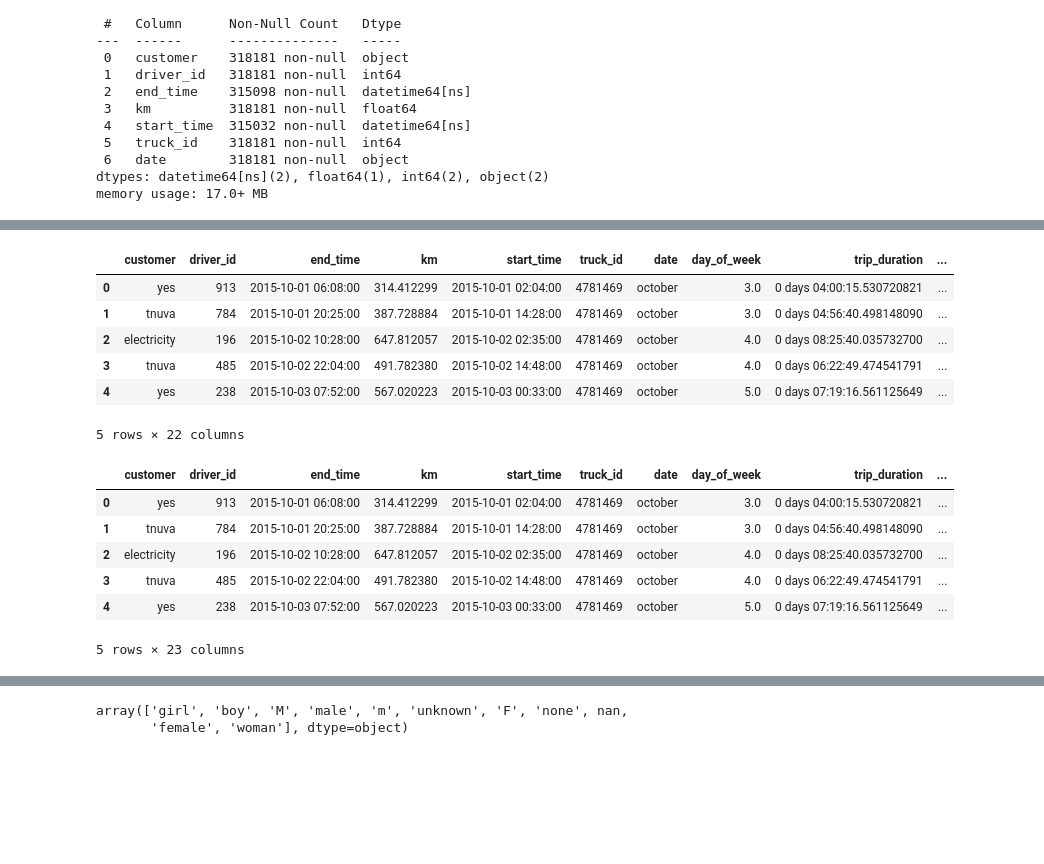
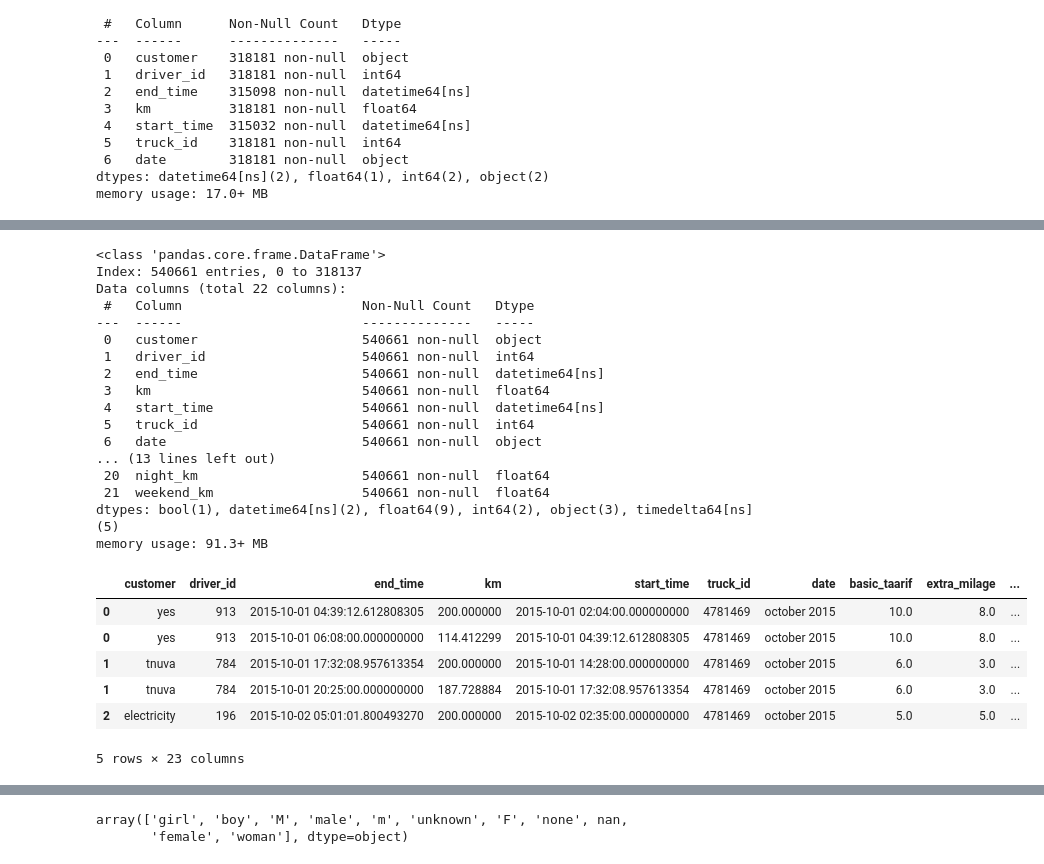
Before and after one commit to shalev-habany/CV_training, a Jupyter notebook: basic/python/azrieli/azrieli_and_sons.ipynb, the cells around one changed output, grey strips where cells are left out. Saved outputs shown, nothing was run; the diff lists cells and outputs as text; code cells hidden in the pictures; blank space fills up the shorter version.

```diff
--- a/basic/python/azrieli/azrieli_and_sons.ipynb
+++ b/basic/python/azrieli/azrieli_and_sons.ipynb
@@ -407,6 +497,7 @@ def calculate_weekend_duration(row):
     weekend_duration = pd.Timedelta(0)
     current_time = start_time
     while current_time < end_time:
+
         if weekend_start_limit <= current_time < weekend_end_limit:
             next_time = min(end_time, weekend_end_limit)
             weekend_duration += next_time - current_time
@@ -418,4 +509,4 @@ def calculate_weekend_duration(row):
                 weekend_end_limit += timedelta(days=7)
                 next_time = weekend_start_limit
         current_time = next_time
-    return weekend_duration.total_seconds() / 3600
+    return weekend_duration
@@ -563,0 +513,4 @@ Name: weekend_bonus, dtype: int64
+# %%
+splitted_trips['weekend_duration'] = splitted_trips.apply(calculate_weekend_duration, axis=1)
+splitted_trips['regular_week_duration'] = pd.to_timedelta(splitted_trips['trip_duration'] - splitted_trips['weekend_duration'], unit='h')
+splitted_trips.info()
@@ -564,39 +583,50 @@ Name: weekend_bonus, dtype: int64
 # %%
-aggregated_trips['extra_km'] = aggregated_trips['km'].apply(lambda x: max(0, x - 200))
-aggregated_trips['night_km'] = aggregated_trips.apply(lambda row: row['night_duration'].total_seconds() / 3600 * row['average_velocity_per_trip'], axis=1)
-aggregated_trips['weekend_km'] = aggregated_trips.apply(lambda row: row['weekend_duration'] * row['average_velocity_per_trip'], axis=1)
-aggregated_trips.head()
+splitted_trips['night_km'] = splitted_trips.apply(lambda row: row['night_duration'].total_seconds() / 3600 * row['average_velocity_per_trip'], axis=1)
+splitted_trips['weekend_km'] = splitted_trips.apply(lambda row: row['weekend_duration'].total_seconds() / 3600 * row['average_velocity_per_trip'], axis=1)
+splitted_trips.info()
 # %% [output]
-|  | customer | driver_id | end_time | km | start_time | truck_id | date | day_of_week | trip_duration | ... |
-| 0 | yes | 913 | 2015-10-01 06:08:00 | 314.412299 | 2015-10-01 02:04:00 | 4781469 | october | 3.0 | 0 days 04:00:15.530720821 | ... |
-| 1 | tnuva | 784 | 2015-10-01 20:25:00 | 387.728884 | 2015-10-01 14:28:00 | 4781469 | october | 3.0 | 0 days 04:56:40.498148090 | ... |
-| 2 | electricity | 196 | 2015-10-02 10:28:00 | 647.812057 | 2015-10-02 02:35:00 | 4781469 | october | 4.0 | 0 days 08:25:40.035732700 | ... |
-| 3 | tnuva | 485 | 2015-10-02 22:04:00 | 491.782380 | 2015-10-02 14:48:00 | 4781469 | october | 4.0 | 0 days 06:22:49.474541791 | ... |
-| 4 | yes | 238 | 2015-10-03 07:52:00 | 567.020223 | 2015-10-03 00:33:00 | 4781469 | october | 5.0 | 0 days 07:19:16.561125649 | ... |
-5 rows × 22 columns
+<class 'pandas.core.frame.DataFrame'>
+Index: 540661 entries, 0 to 318137
+Data columns (total 22 columns):
+ #   Column                       Non-Null Count   Dtype
+---  ------                       --------------   -----
+ 0   customer                     540661 non-null  object
+ 1   driver_id                    540661 non-null  int64
+ 2   end_time                     540661 non-null  datetime64[ns]
+ 3   km                           540661 non-null  float64
+ 4   start_time                   540661 non-null  datetime64[ns]
+ 5   truck_id                     540661 non-null  int64
+ 6   date                         540661 non-null  object
+... (13 lines left out)
+ 20  night_km                     540661 non-null  float64
+ 21  weekend_km                   540661 non-null  float64
+dtypes: bool(1), datetime64[ns](2), float64(9), int64(2), object(3), timedelta64[ns](5)
+memory usage: 91.3+ MB
 # %%
 def calculate_income_per_trip(row):
     total_km = row['km']
     basic_taarif = row['basic_taarif']
-    extra_milage = row['extra_milage'] / 100
+    extra_milage = row['extra_milage']
     night_bonus = row['night_bonus'] / 100
     weekend_bonus = row['weekend_bonus'] / 100
-    basic_km = min(total_km, 200)
-    extra_km = row['extra_km']
-    weighted_average_taarif = (basic_km / total_km) * basic_taarif + (extra_km / total_km) * extra_milage
     night_km = row['night_km']
     weekend_km = row['weekend_km']
-    if basic_km <= 200:
-        return basic_taarif * basic_km + basic_taarif * night_bonus * night_km + basic_taarif * weekend_bonus * weekend_km
-    return basic_taarif * basic_km + extra_milage * extra_km + weighted_average_taarif * night_bonus * night_km + weighted_average_taarif * weekend_bonus * weekend_km
+    basic_trip = row['basic_trip']
+    if basic_trip:
+        return (basic_taarif * total_km +
+                basic_taarif * night_bonus * night_km +
+                 basic_taarif * weekend_bonus * weekend_km)
+    return (extra_milage * total_km +
+            extra_milage * night_bonus * night_km +
+            extra_milage * weekend_bonus * weekend_km)
 # %%
-aggregated_trips['income_per_trip'] = aggregated_trips.apply(calculate_income_per_trip, axis=1)
-aggregated_trips.head()
+splitted_trips['income_per_trip'] = splitted_trips.apply(calculate_income_per_trip, axis=1)
+splitted_trips.head()
 # %% [output]
-|  | customer | driver_id | end_time | km | start_time | truck_id | date | day_of_week | trip_duration | ... |
-| 0 | yes | 913 | 2015-10-01 06:08:00 | 314.412299 | 2015-10-01 02:04:00 | 4781469 | october | 3.0 | 0 days 04:00:15.530720821 | ... |
-| 1 | tnuva | 784 | 2015-10-01 20:25:00 | 387.728884 | 2015-10-01 14:28:00 | 4781469 | october | 3.0 | 0 days 04:56:40.498148090 | ... |
-| 2 | electricity | 196 | 2015-10-02 10:28:00 | 647.812057 | 2015-10-02 02:35:00 | 4781469 | october | 4.0 | 0 days 08:25:40.035732700 | ... |
-| 3 | tnuva | 485 | 2015-10-02 22:04:00 | 491.782380 | 2015-10-02 14:48:00 | 4781469 | october | 4.0 | 0 days 06:22:49.474541791 | ... |
-| 4 | yes | 238 | 2015-10-03 07:52:00 | 567.020223 | 2015-10-03 00:33:00 | 4781469 | october | 5.0 | 0 days 07:19:16.561125649 | ... |
+|  | customer | driver_id | end_time | km | start_time | truck_id | date | basic_taarif | extra_milage | ... |
+| 0 | yes | 913 | 2015-10-01 04:39:12.612808305 | 200.000000 | 2015-10-01 02:04:00.000000000 | 4781469 | october 2015 | 10.0 | 8.0 | ... |
+| 0 | yes | 913 | 2015-10-01 06:08:00.000000000 | 114.412299 | 2015-10-01 04:39:12.612808305 | 4781469 | october 2015 | 10.0 | 8.0 | ... |
+| 1 | tnuva | 784 | 2015-10-01 17:32:08.957613354 | 200.000000 | 2015-10-01 14:28:00.000000000 | 4781469 | october 2015 | 6.0 | 3.0 | ... |
+| 1 | tnuva | 784 | 2015-10-01 20:25:00.000000000 | 187.728884 | 2015-10-01 17:32:08.957613354 | 4781469 | october 2015 | 6.0 | 3.0 | ... |
+| 2 | electricity | 196 | 2015-10-02 05:01:01.800493270 | 200.000000 | 2015-10-02 02:35:00.000000000 | 4781469 | october 2015 | 5.0 | 5.0 | ... |
 5 rows × 23 columns
```
Also changed, not shown: parts of 53 cells of this notebook, 1 other file.
